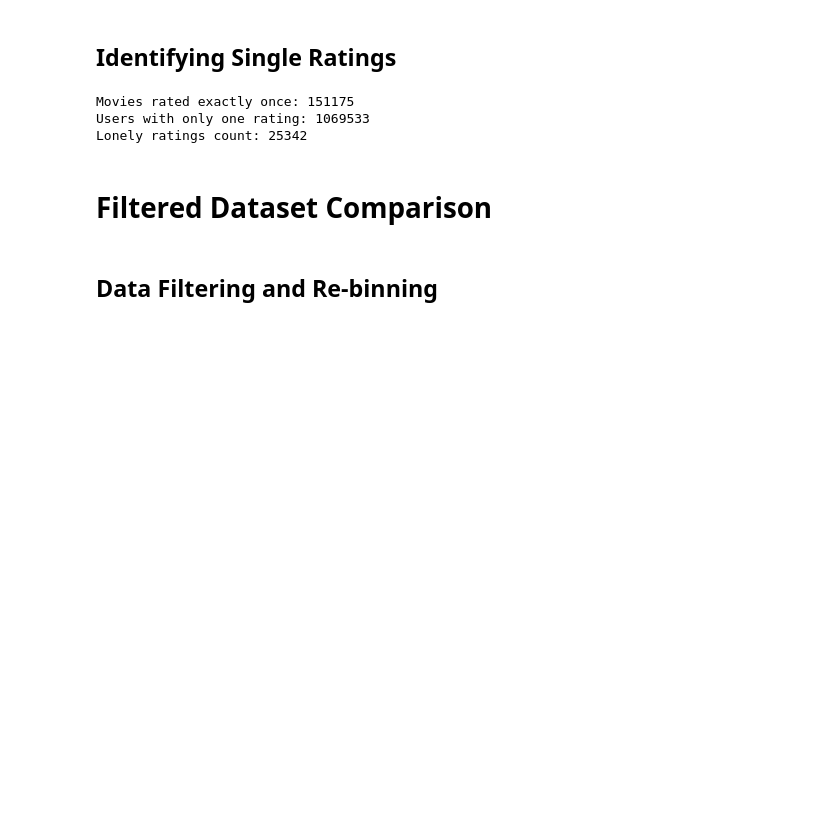
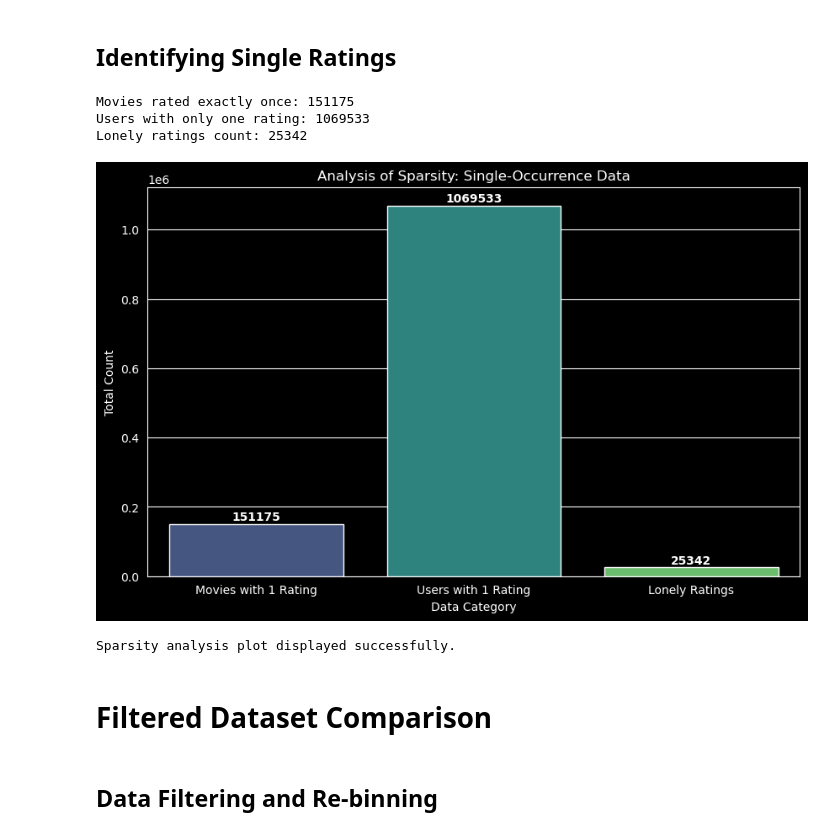
Before and after one commit to GeorgeStyl/Neural-Movie-Clusters, a Jupyter notebook: data_set_analysis.ipynb, the cells around one changed output. Cells and saved outputs as stored; diff of their text form; code cells hidden in the pictures; blank space fills up the shorter version.

```diff
--- a/data_set_analysis.ipynb
+++ b/data_set_analysis.ipynb
@@ -144,6 +181,45 @@ print(f'{GREEN}Lonely ratings count: {len(lonely_ratings)}{RESET_COLORS}')
 Movies rated exactly once: 151175
 Users with only one rating: 1069533
 Lonely ratings count: 25342
+# %%
+try:
+    # 1. Prepare data for the plot
+    categories = ['Movies with 1 Rating', 'Users with 1 Rating', 'Lonely Ratings']
+    counts = [len(movies_rated_once), len(one_rating_users), len(lonely_ratings)]
+
+    # Create a temporary DataFrame for Seaborn
+    plot_df = pd.DataFrame({'Category': categories, 'Count': counts})
+
+    # 2. Plotting
+    plt.figure(figsize=(10, 6))
+
+    # Using hue to avoid the warning and legend=False as discussed
+    sns.barplot(
+        x='Category',
+        y='Count',
+        data=plot_df,
+        hue='Category',
+        palette='viridis',
+        legend=False
+    )
+
+    # Adding text labels on top of the bars
+    for i, count in enumerate(counts):
+        plt.text(i, count + (max(counts) * 0.01), f'{count}', ha='center', fontweight='bold')
+
+    plt.title('Analysis of Sparsity: Single-Occurrence Data')
+    plt.ylabel('Total Count')
+    plt.xlabel('Data Category')
+
+    plt.show()
+
+    print(f"{GREEN}Sparsity analysis plot displayed successfully.{RESET_COLORS}")
+
+except Exception as e:
+    print(f"{RED}Error plotting sparsity analysis: {e}{RESET_COLORS}")
+# %% [output]
+[figure, added]
+Sparsity analysis plot displayed successfully.
 # %% [markdown]
 # Filtered Dataset Comparison
 # %% [markdown]
```
Also changed, not shown: parts of 6 cells of this notebook.
